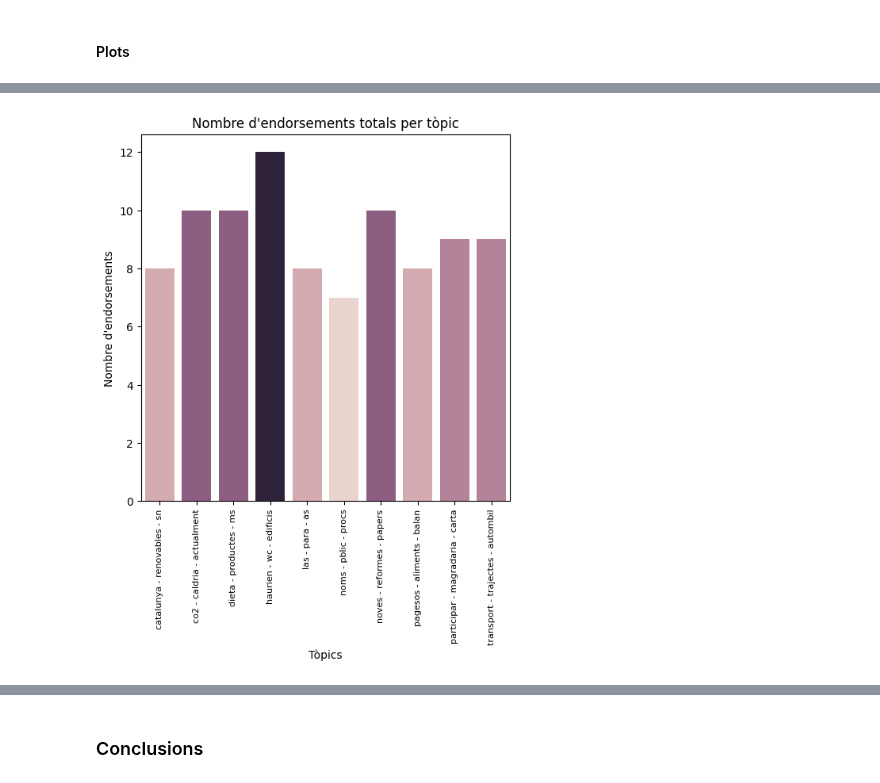
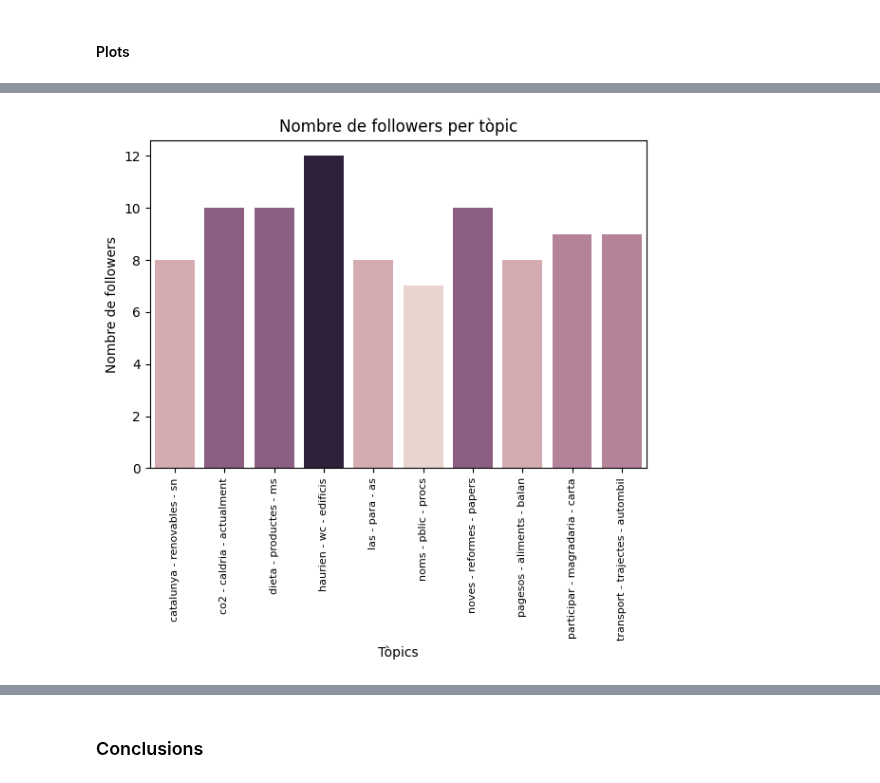
Before and after one commit to NoOPeEKS/dades-assemblea-clima, a Jupyter notebook: notebooks/topic_modeling.ipynb, the cells around one changed output, grey strips where cells are left out. Cells and saved outputs as stored; diff of their text form; code cells hidden in the pictures.

```diff
--- a/notebooks/topic_modeling.ipynb
+++ b/notebooks/topic_modeling.ipynb
@@ -408,14 +412,16 @@ plt.show()
 # %%
 plt.figure(figsize=(6,6))
 grouped = df_proposals.groupby("topics_bert")['followers'].sum().reset_index(name='count')
 sns.barplot(data=grouped, x='topics_bert', y='count', hue='count', legend=False)
 plt.xticks(rotation=90, fontsize=8)
 plt.xlabel("Tòpics")
-plt.ylabel("Nombre d'endorsements")
-plt.title("Nombre d'endorsements totals per tòpic")
+plt.ylabel("Nombre de followers")
+plt.title("Nombre de followers per tòpic")
+plt.tight_layout()
+plt.savefig("../plots/followers_per_topic_catalunya.png")
 plt.show()
 # %% [output]
-[figure, old version]
+[figure, new version]
 # %%
 plt.figure(figsize=(6,6))
 grouped = df_proposals.groupby("topics_bert")['comments'].sum().reset_index(name='count')
```
Also changed, not shown: parts of 3 cells of this notebook, 4 other files.
